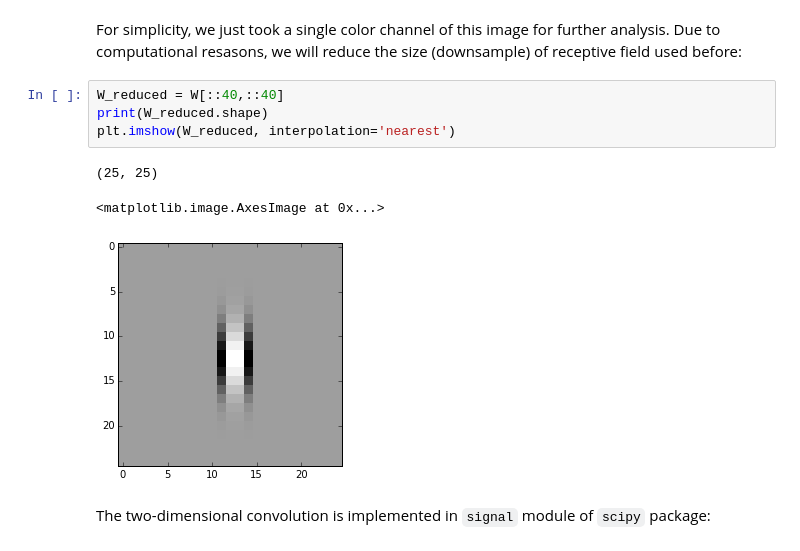
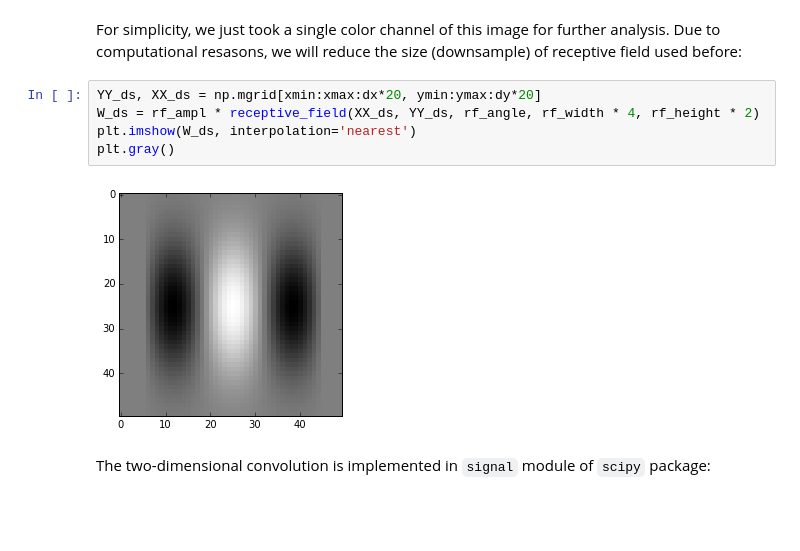
Before and after one commit to btel/python-in-neuroscience-tutorials, a Jupyter notebook: receptive_fields_models.ipynb, the cells around one changed output. Saved outputs shown, nothing was run; the diff lists cells and outputs as text; blank space fills up the shorter version.

```diff
--- a/receptive_fields_models.ipynb
+++ b/receptive_fields_models.ipynb
@@ -392,14 +395,13 @@ plt.imshow(im)
 [figure]
 # %% [markdown]
 For simplicity, we just took a single color channel of this image for further analysis.  Due to computational resasons, we will reduce the size (downsample) of receptive field used before:
-# %%
-W_reduced = W[::40,::40]
-print(W_reduced.shape)
-plt.imshow(W_reduced, interpolation='nearest')
-# %% [output]
-(25, 25)
-<matplotlib.image.AxesImage at 0x...>
-[figure, removed]
+# %%
+YY_ds, XX_ds = np.mgrid[xmin:xmax:dx*20, ymin:ymax:dy*20]
+W_ds = rf_ampl * receptive_field(XX_ds, YY_ds, rf_angle, rf_width * 4, rf_height * 2)
+plt.imshow(W_ds, interpolation='nearest')
+plt.gray()
+# %% [output]
+[figure, added]
 # %% [markdown]
 The two-dimensional convolution is implemented in `signal` module of `scipy` package:
 # %%
```
Also changed, not shown: parts of 11 cells of this notebook.
